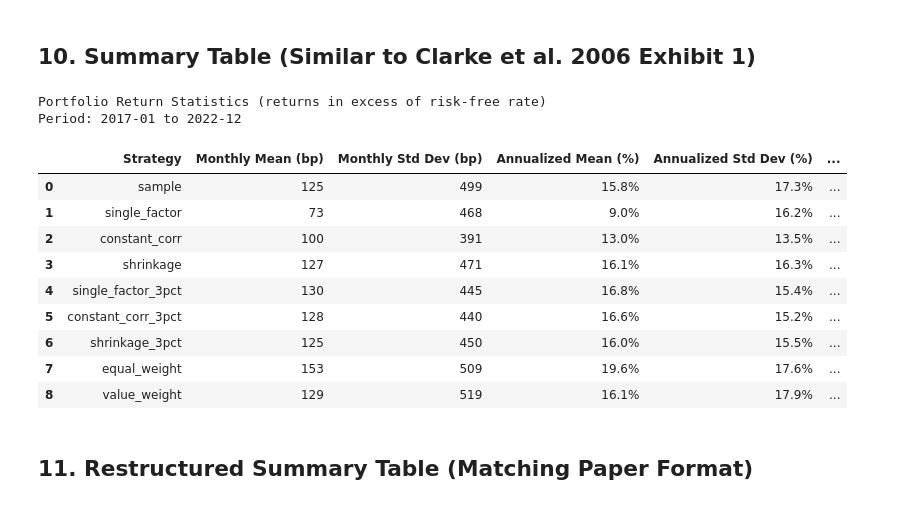
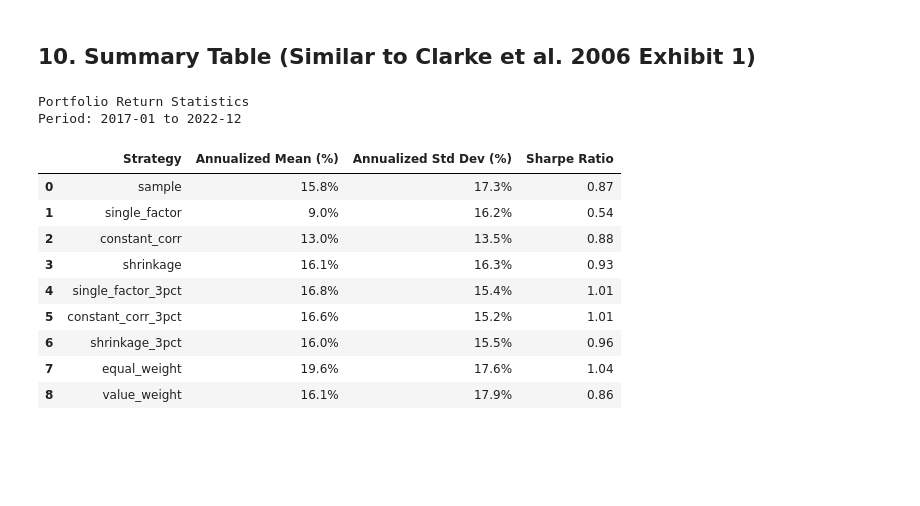
Before and after one commit to PatrickBats/CMOR462FINAL, a Jupyter notebook: Work/portfolio_analysis_improved.ipynb, the cells around one changed output. Saved outputs shown, nothing was run; the diff lists cells and outputs as text; code cells hidden in the pictures; blank space fills up the shorter version.

```diff
--- a/Work/portfolio_analysis_improved.ipynb
+++ b/Work/portfolio_analysis_improved.ipynb
@@ -393,51 +353,42 @@ plt.show()
 # %% [markdown]
 ## 10. Summary Table (Similar to Clarke et al. 2006 Exhibit 1)
 # %%
-# Create summary table in format similar to Exhibit 1
-# Returns in excess of risk-free rate, reported in basis points
-
 summary_data = []
 
 for strategy in returns_df.columns:
     ret_series = returns_df[strategy]
     rf_aligned = rf.loc[ret_series.index]
     excess = ret_series - rf_aligned
 
-    # Monthly stats in basis points
     monthly_mean_bp = excess.mean() * 10000
     monthly_std_bp = excess.std() * 10000
 
-    # Annualized stats
     ann_return = metrics_df.loc[strategy, 'Ann. Return'] * 100
     ann_vol = metrics_df.loc[strategy, 'Ann. Volatility'] * 100
     sharpe = metrics_df.loc[strategy, 'Sharpe Ratio']
 
     summary_data.append({
         'Strategy': strategy,
-        'Monthly Mean (bp)': f'{monthly_mean_bp:.0f}',
-        'Monthly Std Dev (bp)': f'{monthly_std_bp:.0f}',
         'Annualized Mean (%)': f'{ann_return:.1f}%',
         'Annualized Std Dev (%)': f'{ann_vol:.1f}%',
         'Sharpe Ratio': f'{sharpe:.2f}'
     })
 
 summary_df = pd.DataFrame(summary_data)
-print("\nPortfolio Return Statistics (returns in excess of risk-free rate)")
+print("\nPortfolio Return Statistics")
 print(f"Period: {returns_df.index[0].strftime('%Y-%m')} to {returns_df.index[-1].strftime('%Y-%m')}")
 print("\n")
 summary_df
 # %% [output]
-Portfolio Return Statistics (returns in excess of risk-free rate)
+Portfolio Return Statistics
 Period: 2017-01 to 2022-12
-|  | Strategy | Monthly Mean (bp) | Monthly Std Dev (bp) | Annualized Mean (%) | Annualized Std Dev (%) | ... |
-| 0 | sample | 125 | 499 | 15.8% | 17.3% | ... |
-| 1 | single_factor | 73 | 468 | 9.0% | 16.2% | ... |
-| 2 | constant_corr | 100 | 391 | 13.0% | 13.5% | ... |
-| 3 | shrinkage | 127 | 471 | 16.1% | 16.3% | ... |
-| 4 | single_factor_3pct | 130 | 445 | 16.8% | 15.4% | ... |
-| 5 | constant_corr_3pct | 128 | 440 | 16.6% | 15.2% | ... |
-| 6 | shrinkage_3pct | 125 | 450 | 16.0% | 15.5% | ... |
-| 7 | equal_weight | 153 | 509 | 19.6% | 17.6% | ... |
-| 8 | value_weight | 129 | 519 | 16.1% | 17.9% | ... |
+|  | Strategy | Annualized Mean (%) | Annualized Std Dev (%) | Sharpe Ratio |
+| 0 | sample | 15.8% | 17.3% | 0.87 |
+| 1 | single_factor | 9.0% | 16.2% | 0.54 |
+| 2 | constant_corr | 13.0% | 13.5% | 0.88 |
+| 3 | shrinkage | 16.1% | 16.3% | 0.93 |
+| 4 | single_factor_3pct | 16.8% | 15.4% | 1.01 |
+| 5 | constant_corr_3pct | 16.6% | 15.2% | 1.01 |
+| 6 | shrinkage_3pct | 16.0% | 15.5% | 0.96 |
+| 7 | equal_weight | 19.6% | 17.6% | 1.04 |
+| 8 | value_weight | 16.1% | 17.9% | 0.86 |
-# %% [markdown]
-## 11. Restructured Summary Table (Matching Paper Format)
```
Also changed, not shown: parts of 9 cells of this notebook.
